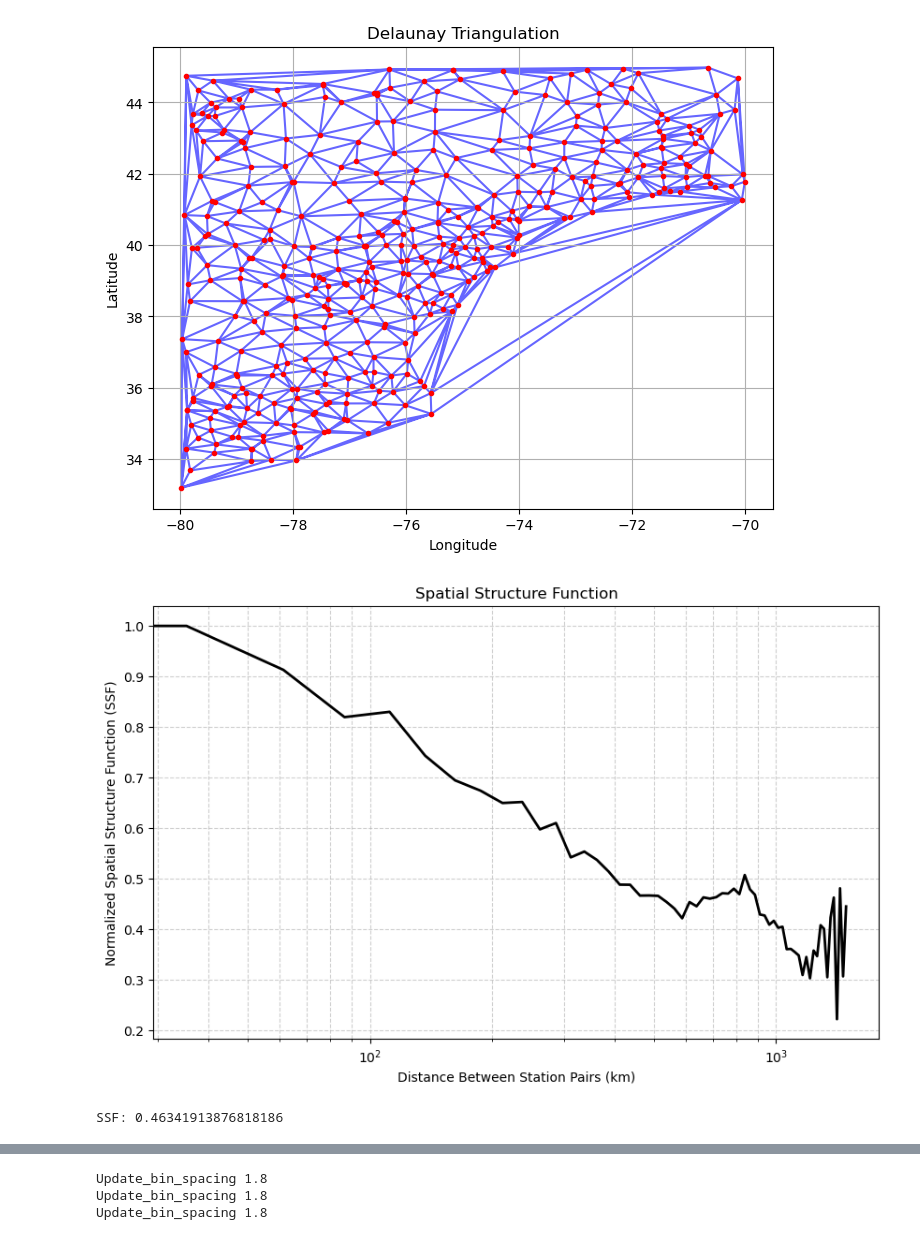
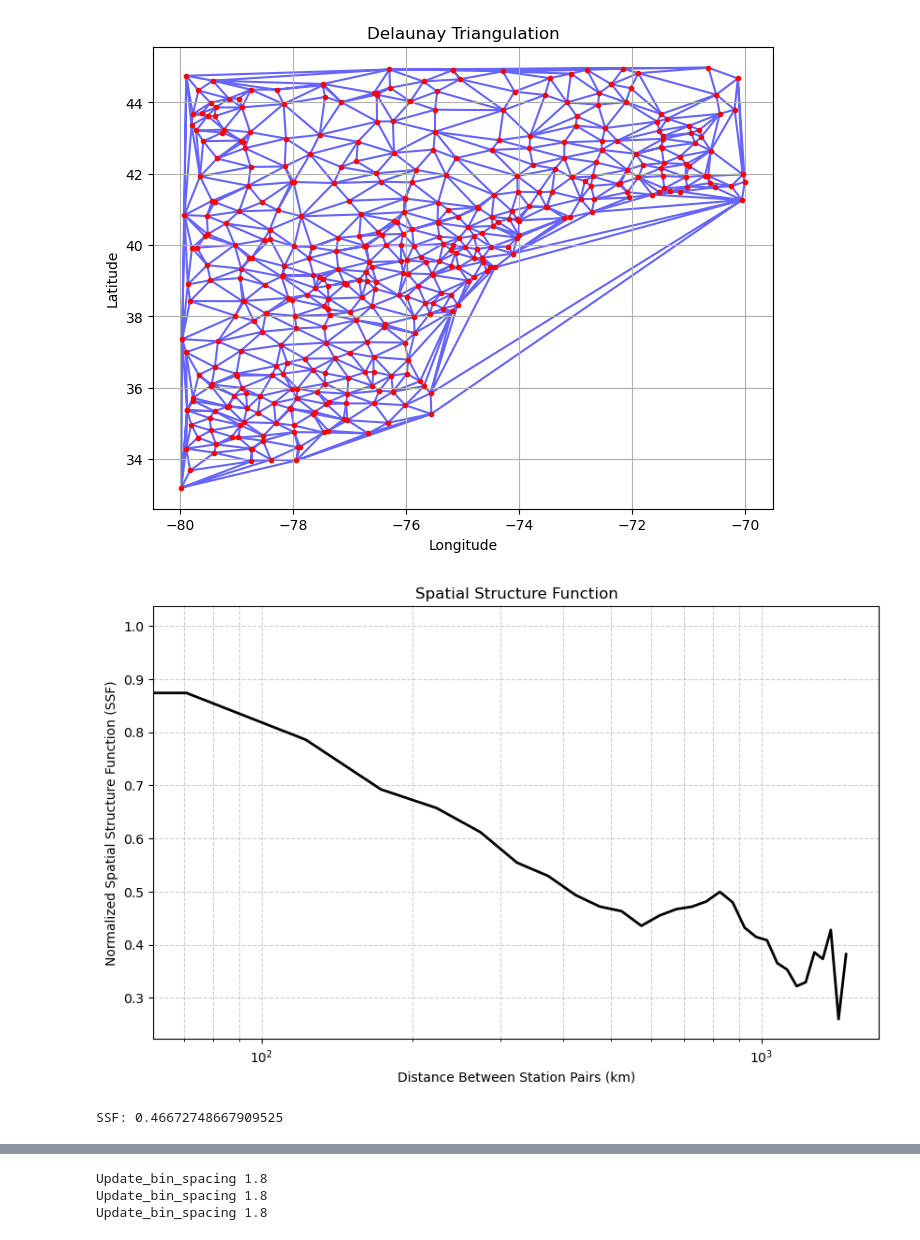
Before and after one commit to mgovorcin/Venti, a Jupyter notebook: notebooks/1_GNSS.ipynb, the cells around one changed output, grey strips where cells are left out. Drawn from its saved outputs; the diff is of its cells as text; code cells hidden in the pictures.

```diff
--- a/notebooks/1_GNSS.ipynb
+++ b/notebooks/1_GNSS.ipynb
@@ -517,10 +534,11 @@ tri = compute_delaunay_network(gnss.gnss_df.lon,
 # %%
 # Get ssf for all data
 print('SSF:', np.nanmedian(calculate_ssf(gnss.gnss_df.lon,
                             gnss.gnss_df.lat,
                             gnss.gnss_df.v,
                             gnss.gnss_df.sv,
-                            dvmax=30, visualize=True, distance_km=True)[:,1]))
+                            dvmax=30, bin_spacing=50,
+                            visualize=True, distance_km=True)[:,1]))
 # %% [output]
-[figure, old version]
+[figure, new version]
-SSF: 0.46341913876818186
+SSF: 0.46672748667909525
```
Also changed, not shown: parts of 12 cells of this notebook, 56 other files.
